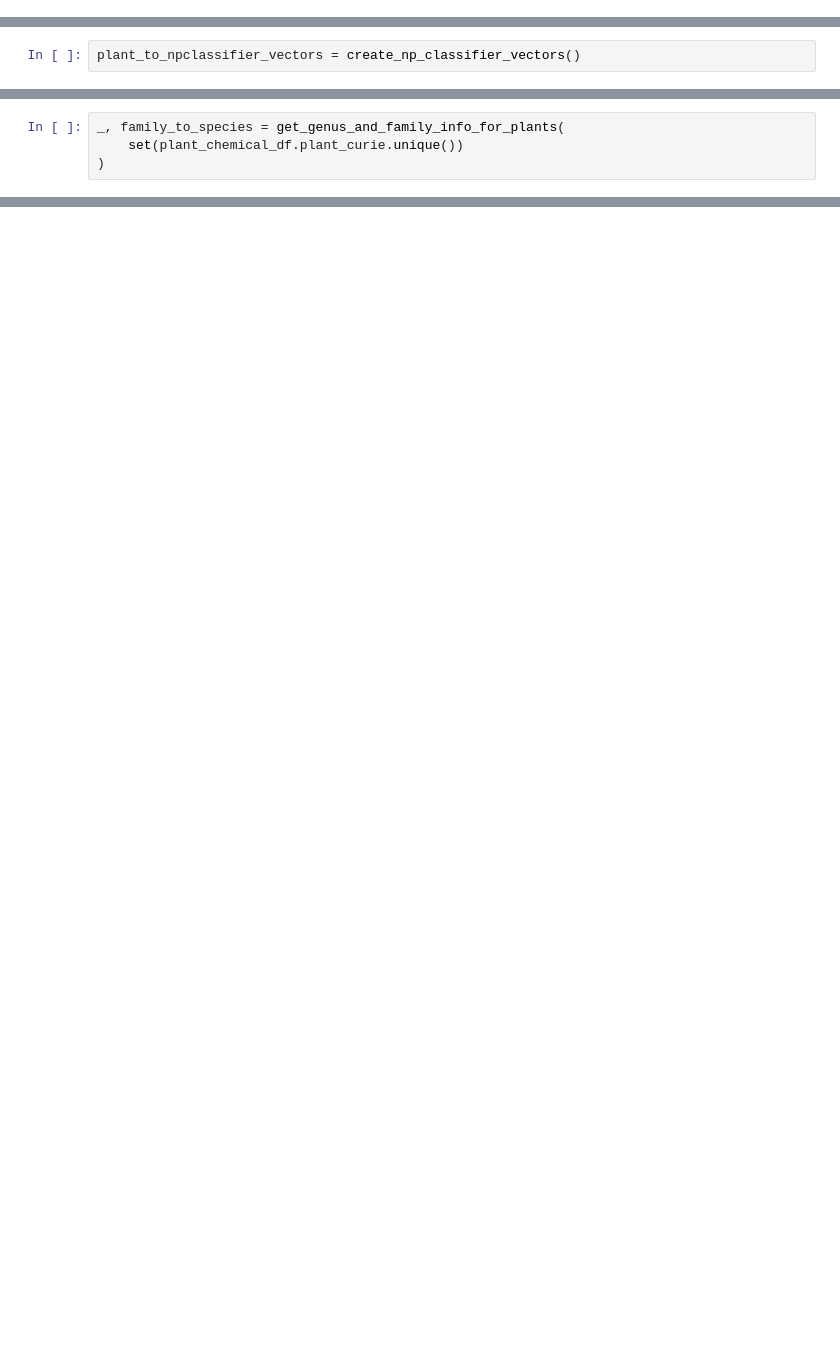
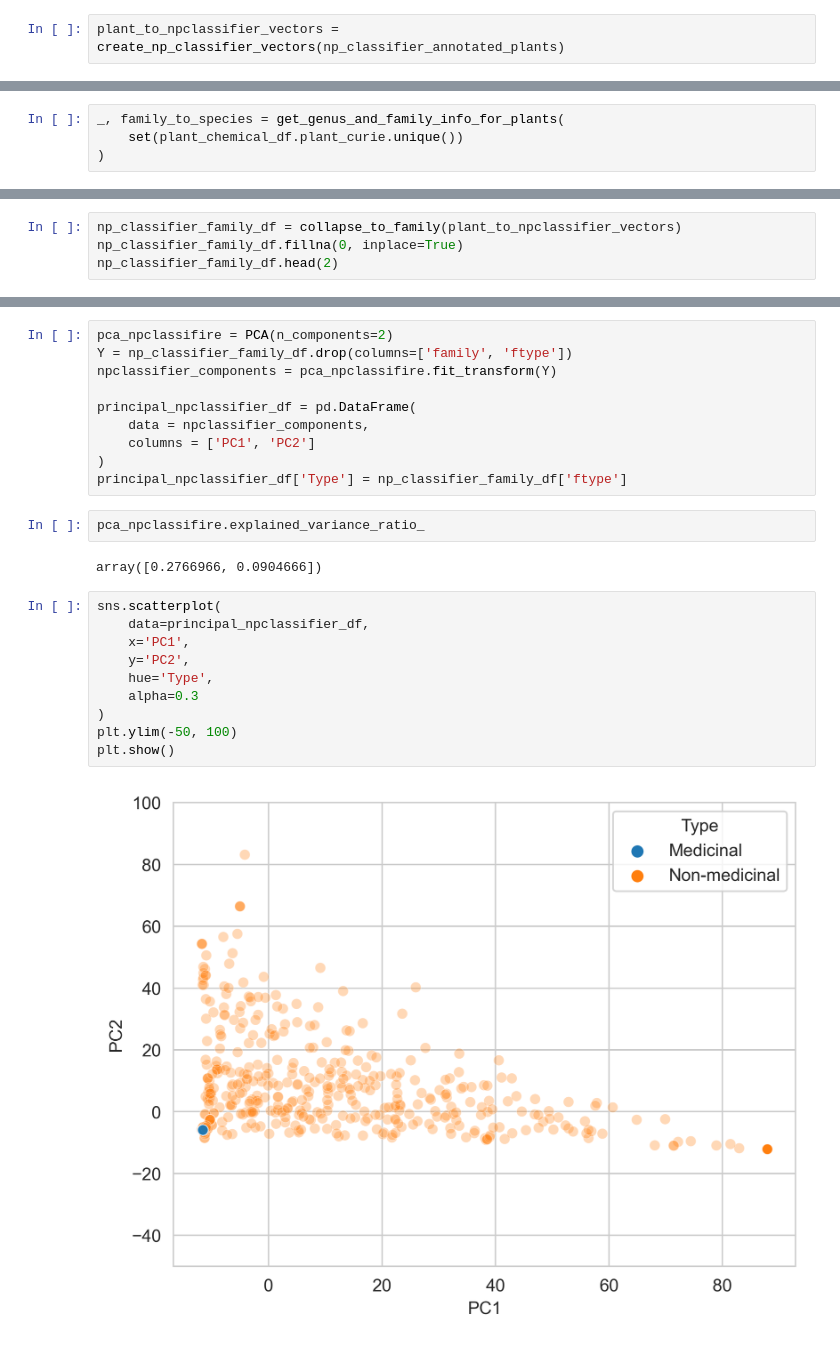
Before and after one commit to enveda/plant-chemical-space, a Jupyter notebook: notebooks/plant_chemical_similarity.ipynb, the cells around one changed output, grey strips where cells are left out. Saved outputs shown, nothing was run; the diff lists cells and outputs as text; blank space fills up the shorter version.

```diff
--- a/notebooks/plant_chemical_similarity.ipynb
+++ b/notebooks/plant_chemical_similarity.ipynb
@@ -120,0 +281,2 @@ def create_classyfire_vectors():
+# %%
+plant_to_npclassifier_vectors = create_np_classifier_vectors(np_classifier_annotated_plants)
@@ -123,2 +286,0 @@ plant_to_classyfire_vectors = create_classyfire_vectors()
-# %%
-plant_to_npclassifier_vectors = create_np_classifier_vectors()
@@ -136,0 +369,4 @@ Color by group (one color for medicinal plants and another one for non-medicinal
+# %%
+np_classifier_family_df = collapse_to_family(plant_to_npclassifier_vectors)
+np_classifier_family_df.fillna(0, inplace=True)
+np_classifier_family_df.head(2)
@@ -136,0 +421,26 @@ Color by group (one color for medicinal plants and another one for non-medicinal
+# %%
+pca_npclassifire = PCA(n_components=2)
+Y = np_classifier_family_df.drop(columns=['family', 'ftype'])
+npclassifier_components = pca_npclassifire.fit_transform(Y)
+
+principal_npclassifier_df = pd.DataFrame(
+    data = npclassifier_components,
+    columns = ['PC1', 'PC2']
+)
+principal_npclassifier_df['Type'] = np_classifier_family_df['ftype']
+# %%
+pca_npclassifire.explained_variance_ratio_
+# %% [output]
+array([0.2766966, 0.0904666])
+# %%
+sns.scatterplot(
+    data=principal_npclassifier_df,
+    x='PC1',
+    y='PC2',
+    hue='Type',
+    alpha=0.3
+)
+plt.ylim(-50, 100)
+plt.show()
+# %% [output]
+[figure, added]
```
Also changed, not shown: parts of 55 cells of this notebook, 1 other file.
